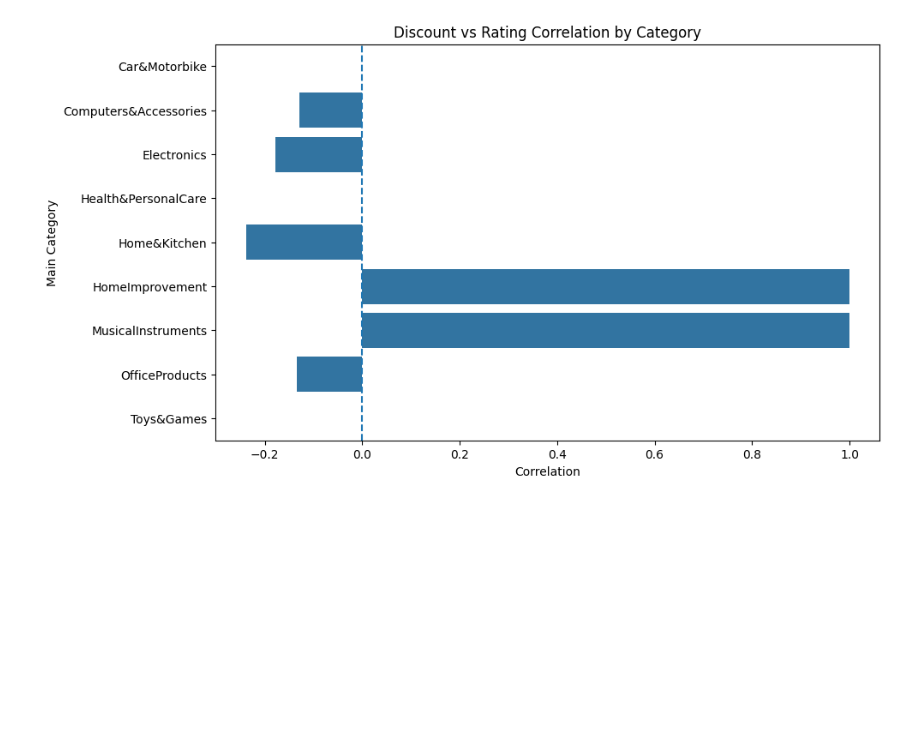
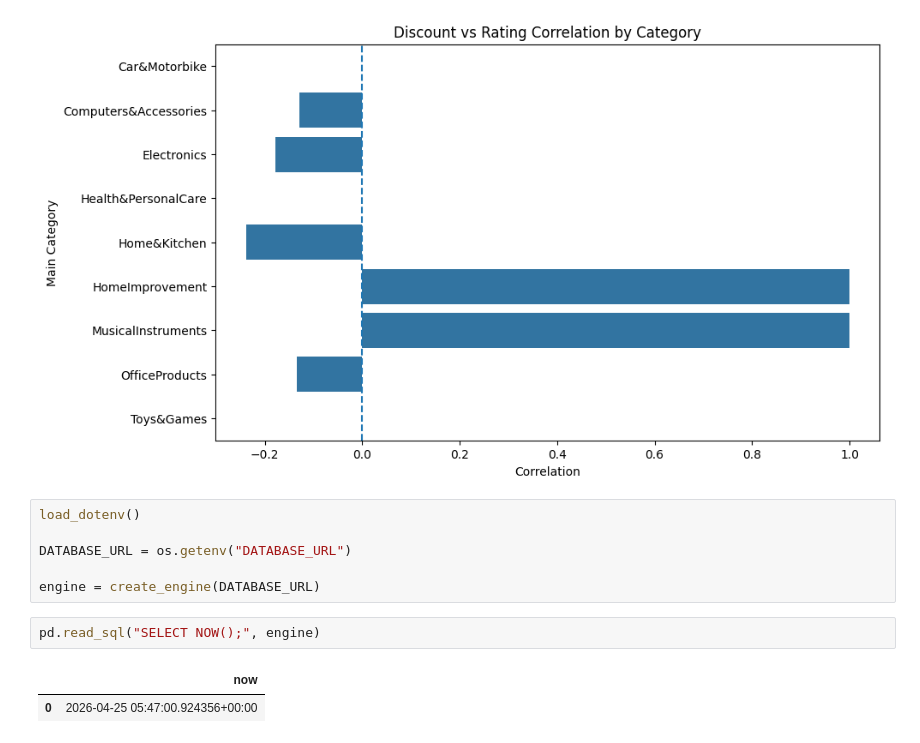
Before and after one commit to iamkaus/sales_analysis, a Jupyter notebook: notebooks/analysis.ipynb, the cells around one changed output. Cells and saved outputs as stored; diff of their text form; blank space fills up the shorter version.

```diff
--- a/notebooks/analysis.ipynb
+++ b/notebooks/analysis.ipynb
@@ -371,3 +374,14 @@ plt.axvline(0, linestyle="--")
 plt.show()
 # %% [output]
 [figure]
+# %%
+load_dotenv()
+
+DATABASE_URL = os.getenv("DATABASE_URL")
+
+engine = create_engine(DATABASE_URL)
+# %%
+pd.read_sql("SELECT NOW();", engine)
+# %% [output]
+|  | now |
+| 0 | 2026-04-25 05:47:00.924356+00:00 |
```
Also changed, not shown: parts of 2 cells of this notebook, 1 other file.
